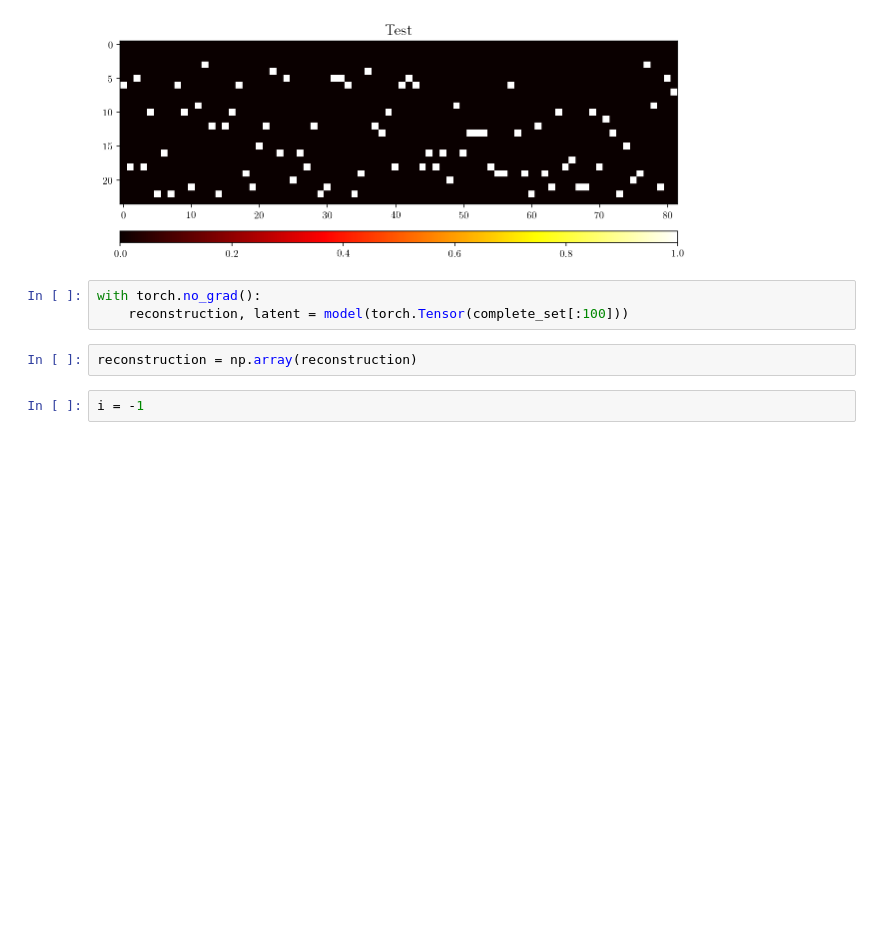
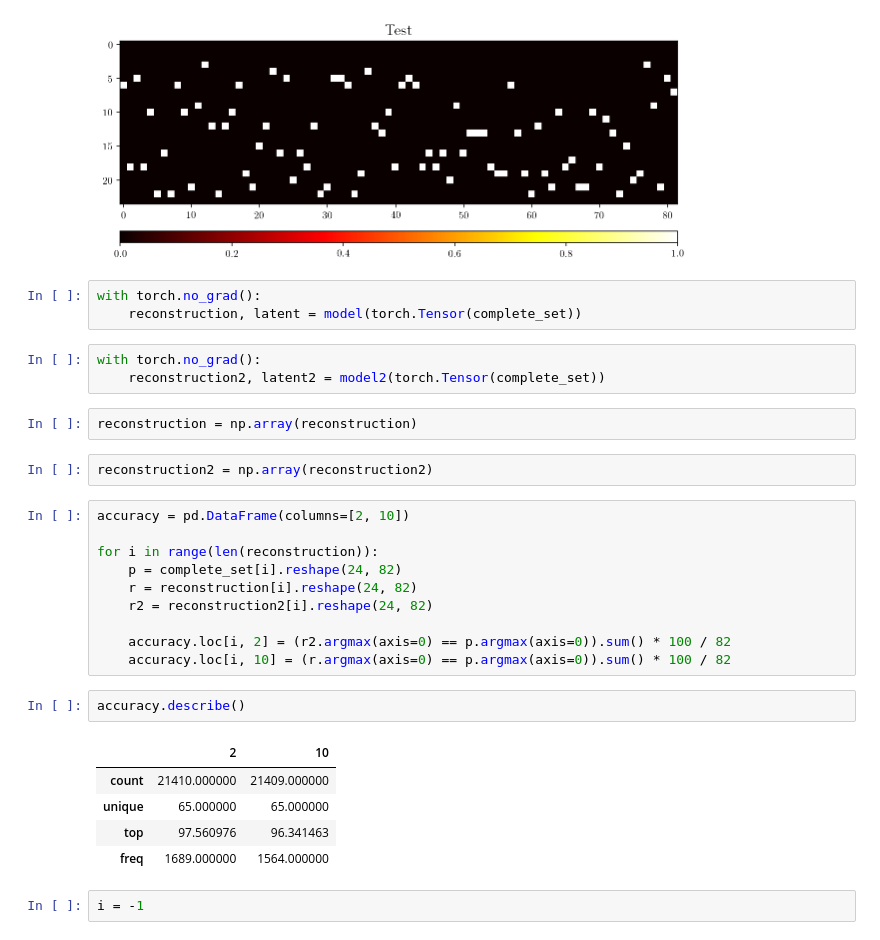
Before and after one commit to bdura/pgm-project, a Jupyter notebook: notebooks/Visualization.ipynb, the cells around one changed output. Drawn from its saved outputs; the diff is of its cells as text; blank space fills up the shorter version.

```diff
--- a/notebooks/Visualization.ipynb
+++ b/notebooks/Visualization.ipynb
@@ -57,8 +60,31 @@ prot.plot_sequence(title='Test', save=GRAPHICS_PATH+'test-visualization.pdf')
 [figure]
 # %%
 with torch.no_grad():
-    reconstruction, latent = model(torch.Tensor(complete_set[:100]))
+    reconstruction, latent = model(torch.Tensor(complete_set))
+# %%
+with torch.no_grad():
+    reconstruction2, latent2 = model2(torch.Tensor(complete_set))
 # %%
 reconstruction = np.array(reconstruction)
+# %%
+reconstruction2 = np.array(reconstruction2)
+# %%
+accuracy = pd.DataFrame(columns=[2, 10])
+
+for i in range(len(reconstruction)):
+    p = complete_set[i].reshape(24, 82)
+    r = reconstruction[i].reshape(24, 82)
+    r2 = reconstruction2[i].reshape(24, 82)
+
+    accuracy.loc[i, 2] = (r2.argmax(axis=0) == p.argmax(axis=0)).sum() * 100 / 82
+    accuracy.loc[i, 10] = (r.argmax(axis=0) == p.argmax(axis=0)).sum() * 100 / 82
+# %%
+accuracy.describe()
+# %% [output]
+|  | 2 | 10 |
+| count | 21410.000000 | 21409.000000 |
+| unique | 65.000000 | 65.000000 |
+| top | 97.560976 | 96.341463 |
+| freq | 1689.000000 | 1564.000000 |
 # %%
 i = -1
```
Also changed, not shown: parts of 7 cells of this notebook.
